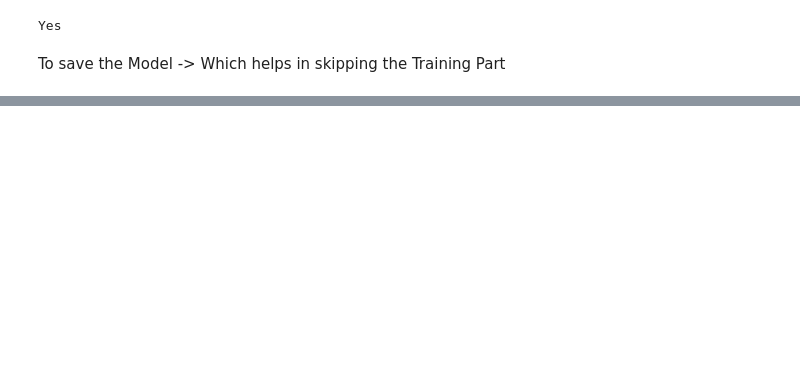
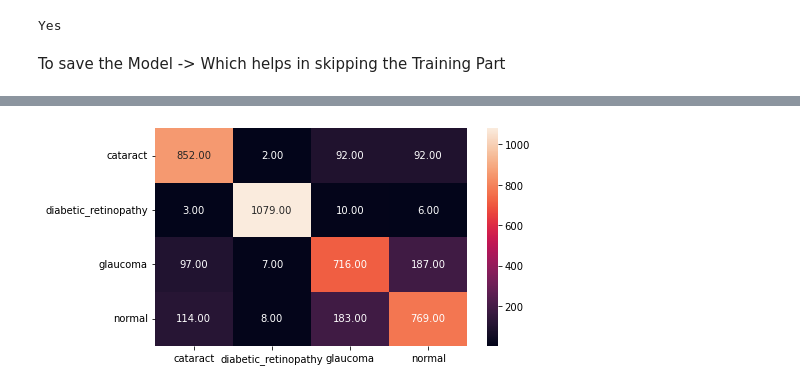
Before and after one commit to VishanthSurresh/COMP478-Image_Processing_Project-Eye_Disease_Classification, a Jupyter notebook: CNN Model/eye-disease-classification.ipynb, the cells around one changed output, grey strips where cells are left out. Cells and saved outputs as stored; diff of their text form; code cells hidden in the pictures; blank space fills up the shorter version.

```diff
--- a/CNN Model/eye-disease-classification.ipynb
+++ b/CNN Model/eye-disease-classification.ipynb
@@ -385,3 +385,12 @@ plt.show()
+# %%
+#Plotting Confusion Matrix
+df_cm = pd.DataFrame(fold_con_matrix, index = [i for i in classes],
+                     columns = [i for i in classes])
+plt.figure(figsize = (7,4))
+sn.heatmap(df_cm, annot=True,fmt='.2f')
+plt.savefig('output.png')
+# %% [output]
+[figure, added]
 # %%
 import random
 test_dataset_path = Path('/kaggle/input/eye-diseases-classification/dataset')
```
Also changed, not shown: parts of 7 cells of this notebook.
